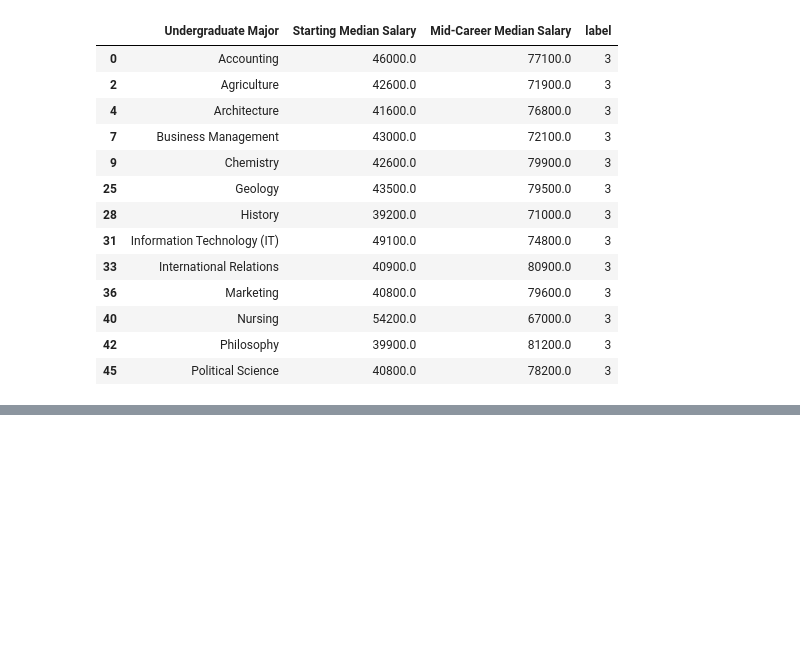
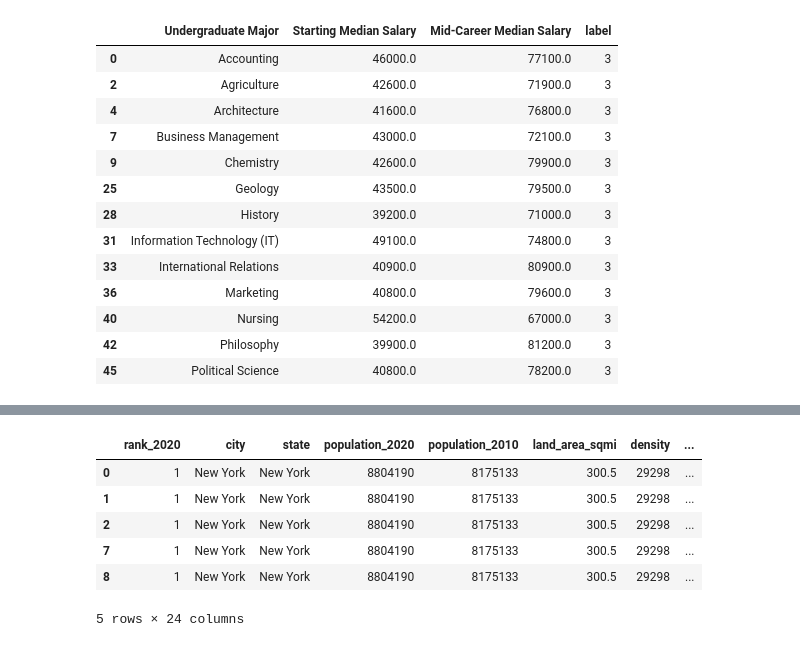
Before and after one commit to claravox/CSC466-project, a Jupyter notebook: clustering-living-plus-major.ipynb, the cells around one changed output, grey strips where cells are left out. Saved outputs shown, nothing was run; the diff lists cells and outputs as text; code cells hidden in the pictures; blank space fills up the shorter version.

```diff
--- a/clustering-living-plus-major.ipynb
+++ b/clustering-living-plus-major.ipynb
@@ -368,0 +451,13 @@ for cluster in sorted(df['label'].unique()):
+# %%
+combo = cities.merge(df_degrees_over_career.reset_index(), how='cross')
+combo = combo[combo['one_adult_no_kids_living_wage'] < combo['starting-med-hourly']]
+combo = combo[combo['two_adults_one_working_one_kid_living_wage'] < combo['mid-med-hourly']]
+combo.head()
+# %% [output]
+|  | rank_2020 | city | state | population_2020 | population_2010 | land_area_sqmi | density | ... |
+| 0 | 1 | New York | New York | 8804190 | 8175133 | 300.5 | 29298 | ... |
+| 1 | 1 | New York | New York | 8804190 | 8175133 | 300.5 | 29298 | ... |
+| 2 | 1 | New York | New York | 8804190 | 8175133 | 300.5 | 29298 | ... |
+| 7 | 1 | New York | New York | 8804190 | 8175133 | 300.5 | 29298 | ... |
+| 8 | 1 | New York | New York | 8804190 | 8175133 | 300.5 | 29298 | ... |
+5 rows × 24 columns
```
Also changed, not shown: parts of 8 cells of this notebook.
